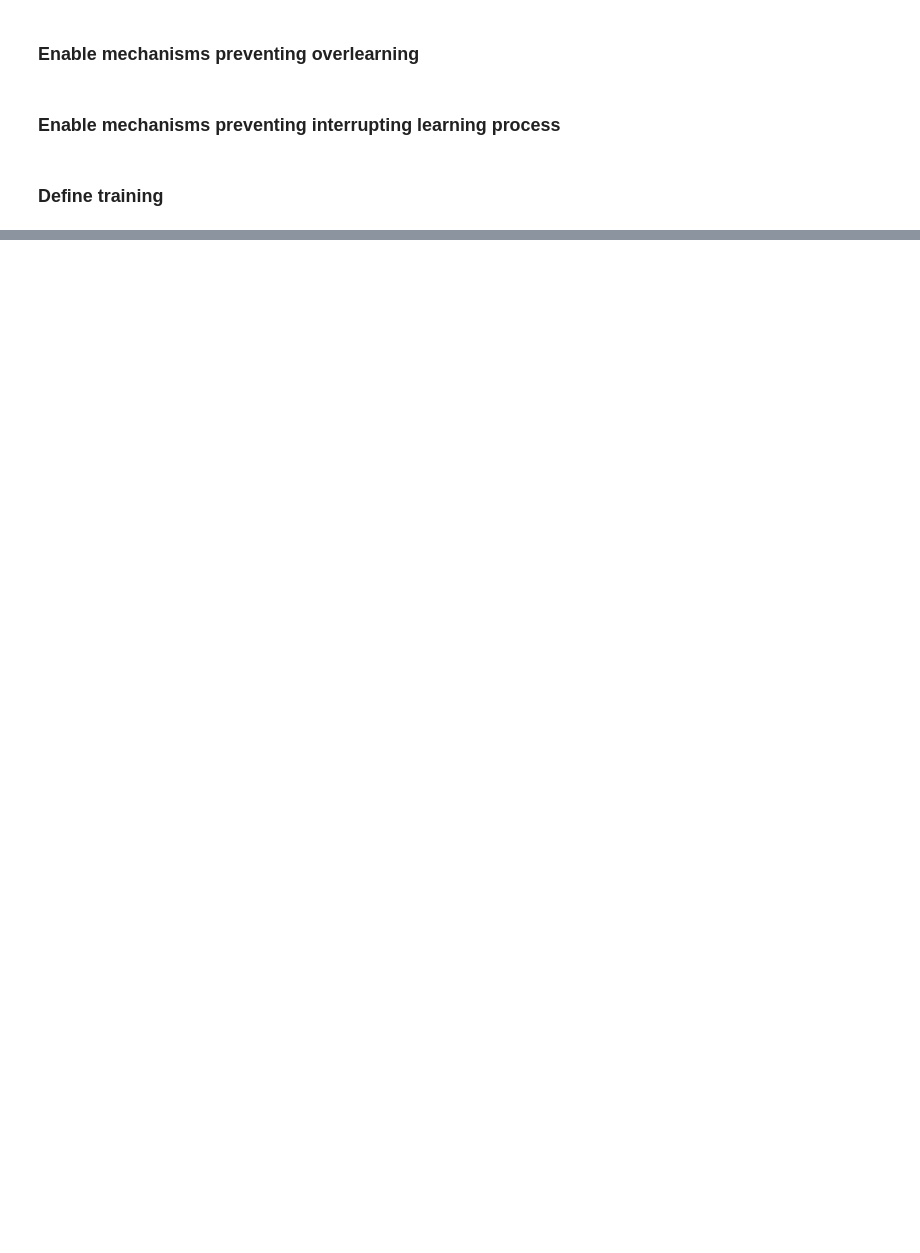
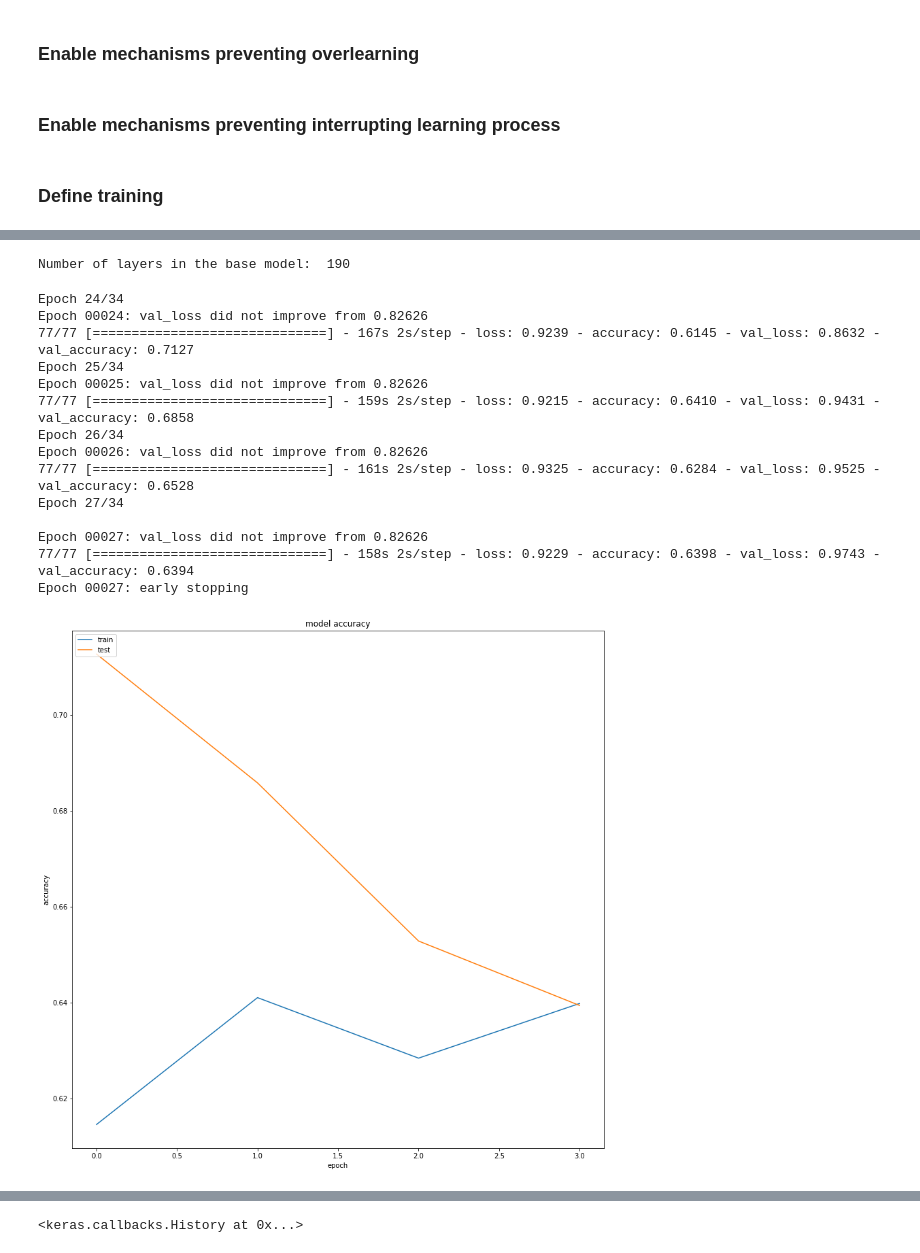
Before and after one commit to smutkiewicz/face-mask-detection, a Jupyter notebook: classifier/classifier-training.ipynb, the cells around one changed output, grey strips where cells are left out. Drawn from its saved outputs; the diff is of its cells as text; code cells hidden in the pictures; blank space fills up the shorter version.

```diff
--- a/classifier/classifier-training.ipynb
+++ b/classifier/classifier-training.ipynb
@@ -486,0 +391,55 @@ annotations  images
+# %%
+base_model.trainable = True
+
+# Let's take a look to see how many layers are in the base model
+print("Number of layers in the base model: ", len(base_model.layers))
+
+# Fine-tune from this layer onwards
+fine_tune_at = 100
+
+# Freeze all the layers before the `fine_tune_at` layer
+for layer in base_model.layers[:fine_tune_at]:
+  layer.trainable =  False
+# %% [output]
+Number of layers in the base model:  190
+# %%
+def fine_tune(learning_rate, initialEpoch=1, showStats=False):
+  callbacks = [earlystop, checkpoint]
+
+  classifier.compile(loss='categorical_crossentropy',
+                     optimizer = tf.keras.optimizers.RMSprop(learning_rate=learning_rate/10),
+                     metrics=['accuracy'])
+
+  fine_tune_epochs = 10
+  total_epochs =  EPOCHS + fine_tune_epochs
+
+  history = classifier.fit(training_generator,
+                           epochs=total_epochs,
+                           callbacks=callbacks,
+                           initial_epoch=initialEpoch,
+                           validation_data=validation_generator)
+
+  classifier.save(classifier_path)
+
+  if showStats:
+    stats(history)
+
+  return history
+# %%
+fine_tune(rate, history.epoch[-1], True)
+# %% [output]
+Epoch 24/34
+Epoch 00024: val_loss did not improve from 0.82626
+77/77 [==============================] - 167s 2s/step - loss: 0.9239 - accuracy: 0.6145 - val_loss: 0.8632 - val_accuracy: 0.7127
+Epoch 25/34
+Epoch 00025: val_loss did not improve from 0.82626
+77/77 [==============================] - 159s 2s/step - loss: 0.9215 - accuracy: 0.6410 - val_loss: 0.9431 - val_accuracy: 0.6858
+Epoch 26/34
+Epoch 00026: val_loss did not improve from 0.82626
+77/77 [==============================] - 161s 2s/step - loss: 0.9325 - accuracy: 0.6284 - val_loss: 0.9525 - val_accuracy: 0.6528
+Epoch 27/34
+
+Epoch 00027: val_loss did not improve from 0.82626
+77/77 [==============================] - 158s 2s/step - loss: 0.9229 - accuracy: 0.6398 - val_loss: 0.9743 - val_accuracy: 0.6394
+Epoch 00027: early stopping
+[figure, added]
@@ -486,0 +447 @@ annotations  images
+<keras.callbacks.History at 0x...>
```
Also changed, not shown: parts of 65 cells of this notebook.
